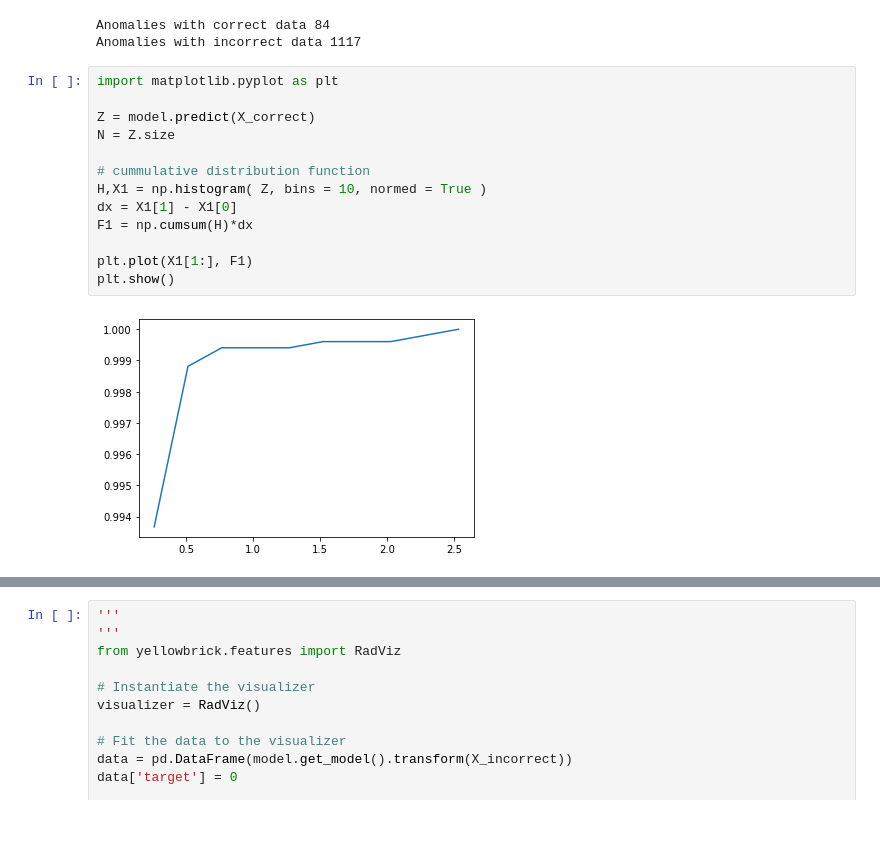
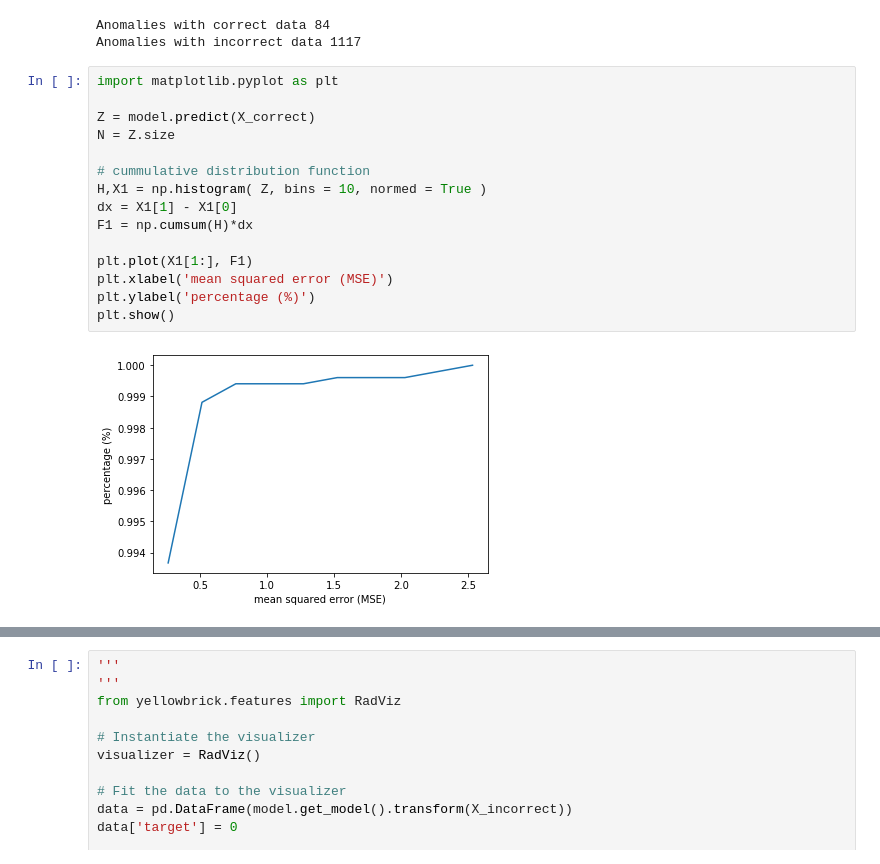
Before and after one commit to xetxezarreta/explainable_anomaly_detection, a Jupyter notebook: anomaly_types.ipynb, the cells around one changed output, grey strips where cells are left out. Saved outputs shown, nothing was run; the diff lists cells and outputs as text; blank space fills up the shorter version.

```diff
--- a/anomaly_types.ipynb
+++ b/anomaly_types.ipynb
@@ -161,15 +161,17 @@ Anomalies with incorrect data 1117
 # %%
 import matplotlib.pyplot as plt
 
 Z = model.predict(X_correct)
 N = Z.size
 
 # cummulative distribution function
 H,X1 = np.histogram( Z, bins = 10, normed = True )
 dx = X1[1] - X1[0]
 F1 = np.cumsum(H)*dx
 
 plt.plot(X1[1:], F1)
+plt.xlabel('mean squared error (MSE)')
+plt.ylabel('percentage (%)')
 plt.show()
 # %% [output]
-[figure, old version]
+[figure, new version]
```
Also changed, not shown: parts of 4 cells of this notebook.
